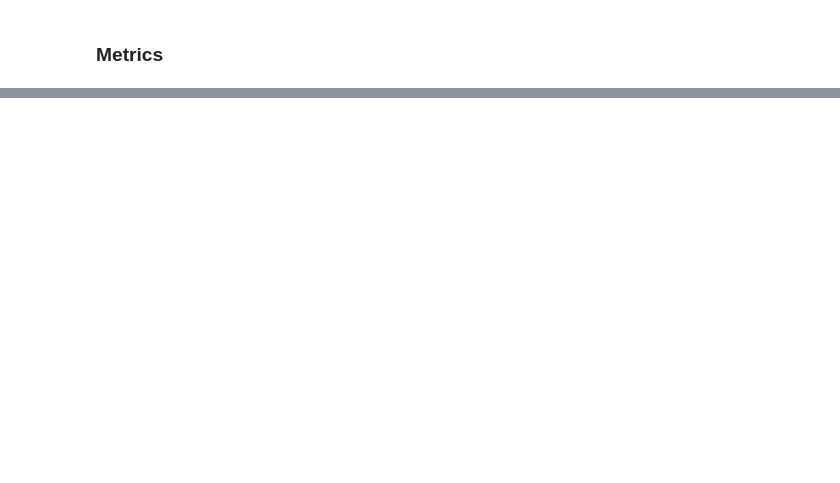
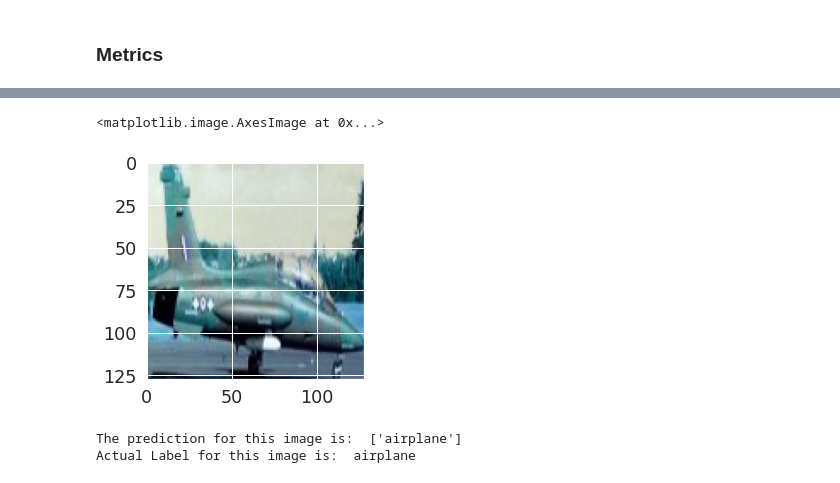
Before and after one commit to davidrtorres/Deep_Learning, a Jupyter notebook: Image_Classification_RFC.ipynb, the cells around one changed output, grey strips where cells are left out. Cells and saved outputs as stored; diff of their text form; code cells hidden in the pictures; blank space fills up the shorter version.

```diff
--- a/Image_Classification_RFC.ipynb
+++ b/Image_Classification_RFC.ipynb
@@ -301,0 +320,20 @@ sns.heatmap(cm, annot=True, ax=ax)
+# %%
+n = random.randint(0, X_test.shape[0]-1)
+img = X_test[n]
+plt.imshow(img)
+# %% [output]
+<matplotlib.image.AxesImage at 0x...>
+[figure, added]
+# %%
+input_img = np.expand_dims(img, axis=0)
+input_img_features = feature_extractor(input_img)
+input_img_features = np.expand_dims(input_img_features, axis=0)
+input_img_for_RF = np.reshape(input_img_features, (input_img.shape[0],-1))
+#predict
+img_prediction = rf_model.predict(input_img_for_RF)
+img_prediction = le.inverse_transform(img_prediction)
+print('The prediction for this image is: ',img_prediction)
+print('Actual Label for this image is: ', test_labels[n])
+# %% [output]
+The prediction for this image is:  ['airplane']
+Actual Label for this image is:  airplane
```
Also changed, not shown: parts of 36 cells of this notebook.
